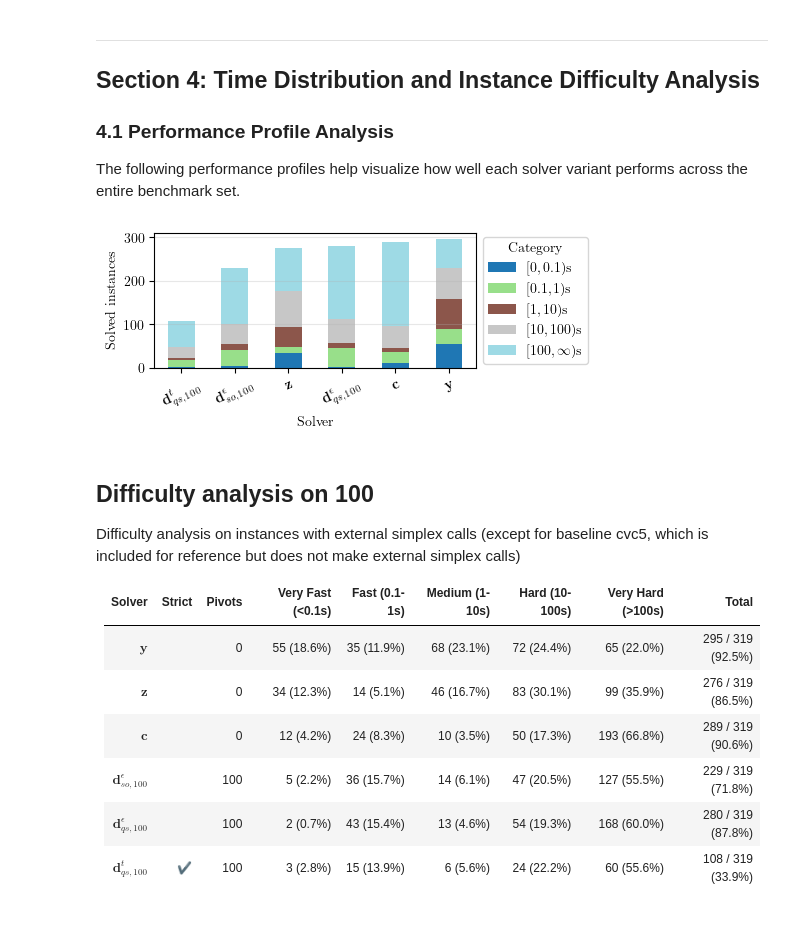
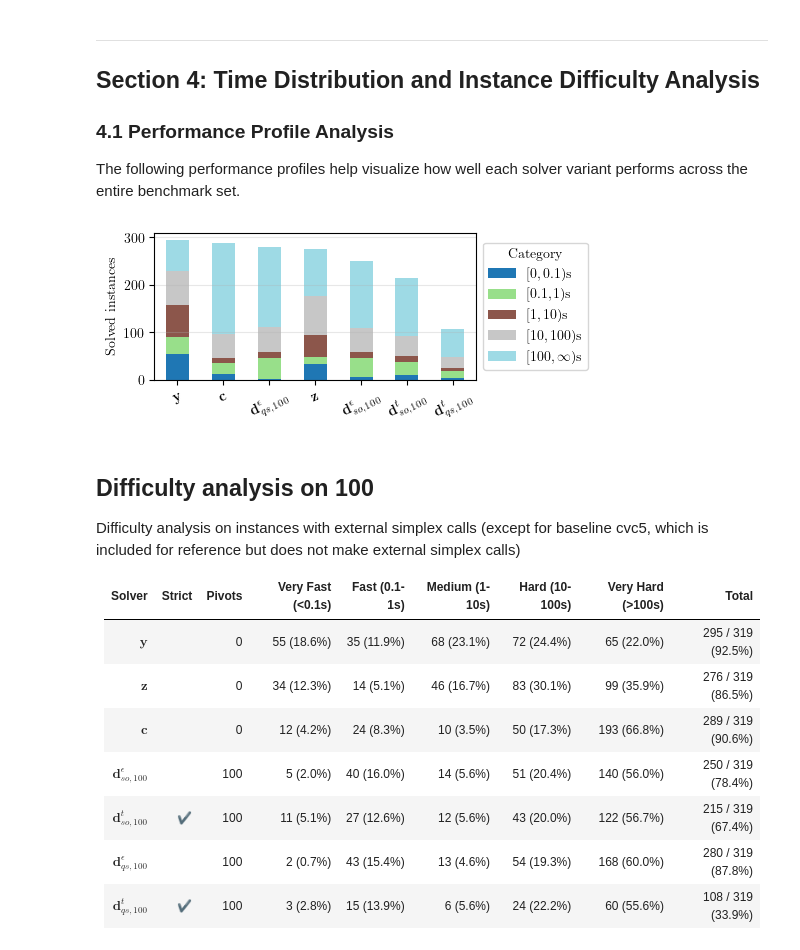
Before and after one commit to TendTo/dlinear, a Jupyter notebook: benchmarks/load_benchmarks.ipynb, the cells around one changed output. Drawn from its saved outputs; the diff is of its cells as text; code cells hidden in the pictures; blank space fills up the shorter version.

```diff
--- a/benchmarks/load_benchmarks.ipynb
+++ b/benchmarks/load_benchmarks.ipynb
@@ -74,7 +96,10 @@ soplex_i100 = pd.read_csv("../soplex_i100.csv").set_index("file")
 soplex_i100 = soplex_i100[soplex_i100["resultS"].isin(["sat", "unsat"])] if DROP_UNSOLVED else soplex_i100
 # %%
-qsoptex_i100 = pd.read_csv("../qsoptex_i100.csv").set_index("file")
+qsoptex_i100 = pd.read_csv("../qsoptex_i100_epsilon.csv").set_index("file")
 qsoptex_i100 = qsoptex_i100[qsoptex_i100["resultQ"].isin(["sat", "unsat"])] if DROP_UNSOLVED else qsoptex_i100
+# %%
+soplex_i100_strict = pd.read_csv("../soplex_i100_strict.csv").set_index("file")
+soplex_i100_strict = soplex_i100_strict[soplex_i100_strict["resultS"].isin(["sat", "unsat"])] if DROP_UNSOLVED else soplex_i100_strict
 # %%
 qsoptex_i100_strict = pd.read_csv("../qsoptex_i100_strict.csv").set_index("file")
 qsoptex_i100_strict = qsoptex_i100_strict[qsoptex_i100_strict["resultQ"].isin(["sat", "unsat"])] if DROP_UNSOLVED else qsoptex_i100_strict
@@ -95,6 +120,10 @@ def sanitize(df: pd.DataFrame):
     for col in df.columns:
         df[col] = df[col].apply(convert_to_numeric)
 
+    if "theory::arith::z::approx::deltaResults" not in df.columns:
+        df["theory::arith::z::approx::deltaResults"] = 0
+    if "theory::arith::z::approx::delta" not in df.columns:
+        df["theory::arith::z::approx::delta"] = -1
     df["theory::arith::z::approx::externalSimplexType"] = df["theory::arith::z::approx::externalSimplexType"].map({SOPLEX: "SOPLEX", GLPK: "GLPK", QSOPTEX: "QSOPTEX"}).astype("category")
     precision_df = df["theory::arith::z::approx::precision"].apply(lambda x: split_dict_columns(x, "precision"))
     refinements = df["theory::arith::z::approx::refinements"].apply(lambda x: split_dict_columns(x, "refinements"))
@@ -102,6 +131,7 @@ def sanitize(df: pd.DataFrame):
 
 soplex_i100 = sanitize(soplex_i100)
 soplex_i200 = sanitize(soplex_i200)
+soplex_i100_strict = sanitize(soplex_i100_strict)
 soplex_i200_strict = sanitize(soplex_i200_strict)
 qsoptex_i100 = sanitize(qsoptex_i100)
 qsoptex_i100_strict = sanitize(qsoptex_i100_strict)
@@ -152,6 +184,12 @@ random.seed(42)
 random.shuffle(instances_200_list)
 with open("200_instances.txt", "w") as f:
     f.write("\n".join(f"/nobackup/proj/comet_lfplpsmf/QF_LRA/all/{u}" for u in instances_200_list))
+# %%
+instances_300_list = instances_300.index.tolist()
+random.seed(42)
+random.shuffle(instances_300_list)
+with open("300_instances.txt", "w") as f:
+    f.write("\n".join(f"/nobackup/proj/comet_lfplpsmf/QF_LRA/all/{u}" for u in instances_300_list))
 # %% [markdown]
 # Benchmarks
 # %% [markdown]
@@ -796,18 +958,19 @@ Difficulty analysis on instances with external simplex calls (except for baselin
 # %%
 print_difficulty_analysis(
     solvers_analysis=[
         (r"$ \textbf{y} $", in_100(yices), "Y"),
         (r"$ \textbf{z} $", in_100(z3), "Z"),
         (r"$ \textbf{c} $", in_100(cvc5), "C"),
         (r"$ \textbf{d}_{so,100}^\epsilon $", soplex_i100, "S"),
+        (r"$ \textbf{d}_{so,100}^t $", soplex_i100_strict, "S"),
         (r"$ \textbf{d}_{qs,100}^\epsilon $", qsoptex_i100, "Q"),
         (r"$ \textbf{d}_{qs,100}^t $", qsoptex_i100_strict, "Q"),
     ],
     total_count= len(instances_100),
     group_name="100",
 )
 # %% [output]
-[figure, old version]
+[figure, new version]
 ## Difficulty analysis on 100
 
 Difficulty analysis on instances with external simplex calls (except for baseline cvc5, which is included for reference but does not make external simplex calls)
@@ -817,7 +980,8 @@ Difficulty analysis on instances with external simplex calls (except for baselin
 | $ \textbf{y} $ |  | 0 | 55 (18.6%) | 35 (11.9%) | 68 (23.1%) | 72 (24.4%) | 65 (22.0%) | 295 / 319 (92.5%)
 | $ \textbf{z} $ |  | 0 | 34 (12.3%) | 14 (5.1%) | 46 (16.7%) | 83 (30.1%) | 99 (35.9%) | 276 / 319 (86.5%)
 | $ \textbf{c} $ |  | 0 | 12 (4.2%) | 24 (8.3%) | 10 (3.5%) | 50 (17.3%) | 193 (66.8%) | 289 / 319 (90.6%)
-| $ \textbf{d}_{so,100}^\epsilon $ |  | 100 | 5 (2.2%) | 36 (15.7%) | 14 (6.1%) | 47 (20.5%) | 127 (55.5%) | 229 / 319 (71.8%)
+| $ \textbf{d}_{so,100}^\epsilon $ |  | 100 | 5 (2.0%) | 40 (16.0%) | 14 (5.6%) | 51 (20.4%) | 140 (56.0%) | 250 / 319 (78.4%)
+| $ \textbf{d}_{so,100}^t $ | ✔ | 100 | 11 (5.1%) | 27 (12.6%) | 12 (5.6%) | 43 (20.0%) | 122 (56.7%) | 215 / 319 (67.4%)
 | $ \textbf{d}_{qs,100}^\epsilon $ |  | 100 | 2 (0.7%) | 43 (15.4%) | 13 (4.6%) | 54 (19.3%) | 168 (60.0%) | 280 / 319 (87.8%)
 | $ \textbf{d}_{qs,100}^t $ | ✔ | 100 | 3 (2.8%) | 15 (13.9%) | 6 (5.6%) | 24 (22.2%) | 60 (55.6%) | 108 / 319 (33.9%)
 # %%
```
Also changed, not shown: parts of 37 cells of this notebook, 5 other files.
